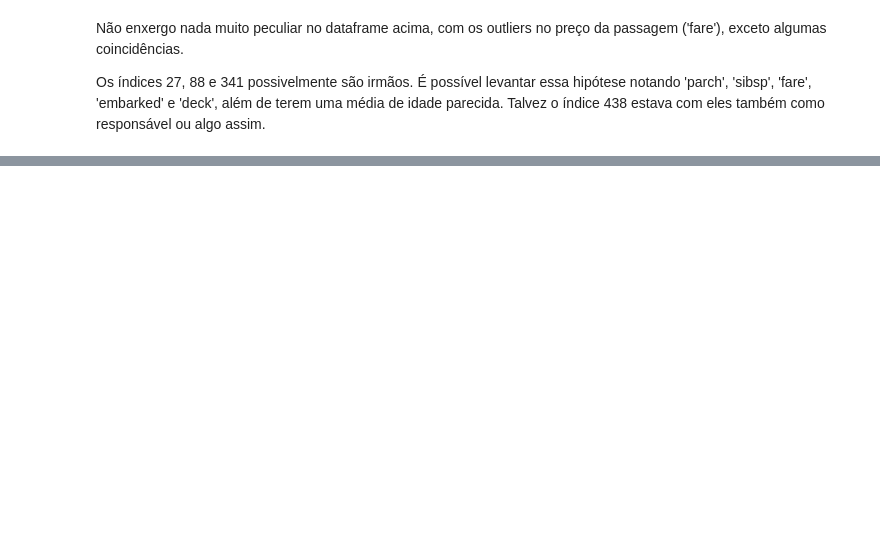
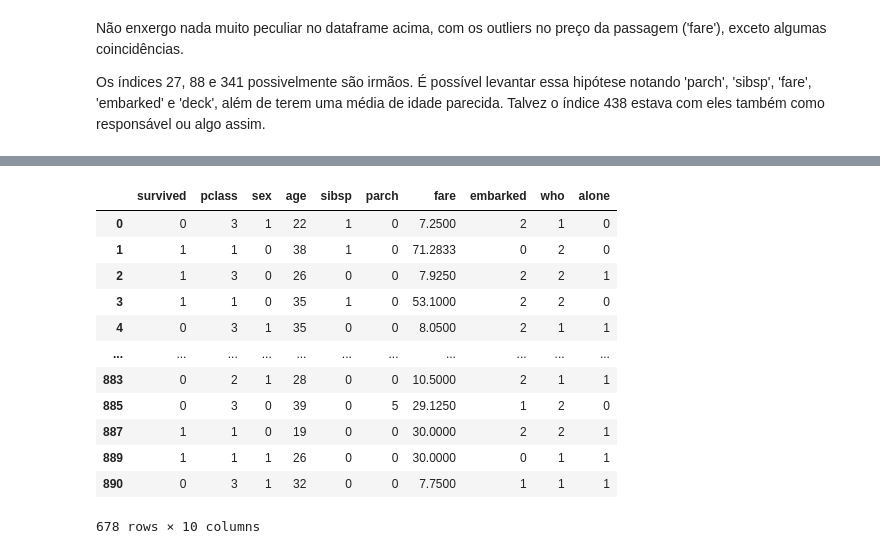
Before and after one commit to Eric-Mendes/treino-de-pandas, a Jupyter notebook: analise_titanic.ipynb, the cells around one changed output, grey strips where cells are left out. Saved outputs shown, nothing was run; the diff lists cells and outputs as text; code cells hidden in the pictures; blank space fills up the shorter version.

```diff
--- a/analise_titanic.ipynb
+++ b/analise_titanic.ipynb
@@ -275,0 +284,21 @@ Os índices 27, 88 e 341 possivelmente são irmãos. É possível levantar essa
+# %%
+# Tornando variáveis categóricas em variáveis contínuas
+for column in df:
+  if df[column].dtype in ("object", "bool"):
+    df[column] = df[column].astype('category').cat.codes
+# %%
+df
+# %% [output]
+|  | survived | pclass | sex | age | sibsp | parch | fare | embarked | who | alone |
+| 0 | 0 | 3 | 1 | 22 | 1 | 0 | 7.2500 | 2 | 1 | 0 |
+| 1 | 1 | 1 | 0 | 38 | 1 | 0 | 71.2833 | 0 | 2 | 0 |
+| 2 | 1 | 3 | 0 | 26 | 0 | 0 | 7.9250 | 2 | 2 | 1 |
+| 3 | 1 | 1 | 0 | 35 | 1 | 0 | 53.1000 | 2 | 2 | 0 |
+| 4 | 0 | 3 | 1 | 35 | 0 | 0 | 8.0500 | 2 | 1 | 1 |
+| ... | ... | ... | ... | ... | ... | ... | ... | ... | ... | ... |
+| 883 | 0 | 2 | 1 | 28 | 0 | 0 | 10.5000 | 2 | 1 | 1 |
+| 885 | 0 | 3 | 0 | 39 | 0 | 5 | 29.1250 | 1 | 2 | 0 |
+| 887 | 1 | 1 | 0 | 19 | 0 | 0 | 30.0000 | 2 | 2 | 1 |
+| 889 | 1 | 1 | 1 | 26 | 0 | 0 | 30.0000 | 0 | 1 | 1 |
+| 890 | 0 | 3 | 1 | 32 | 0 | 0 | 7.7500 | 1 | 1 | 1 |
+678 rows × 10 columns
```
Also changed, not shown: parts of 5 cells of this notebook.
